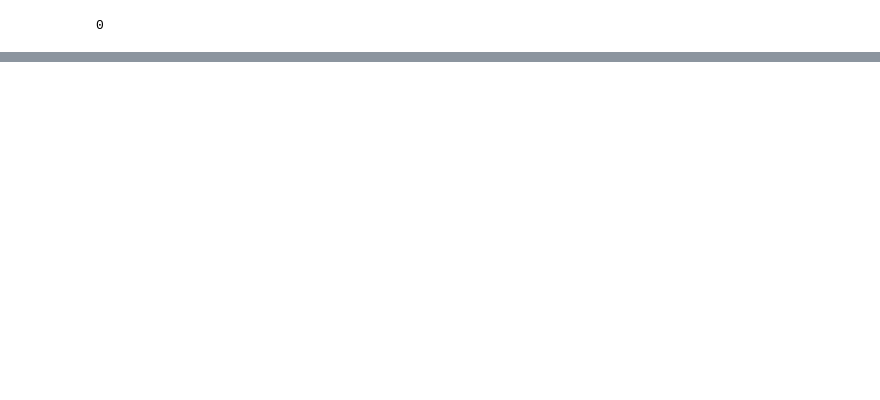
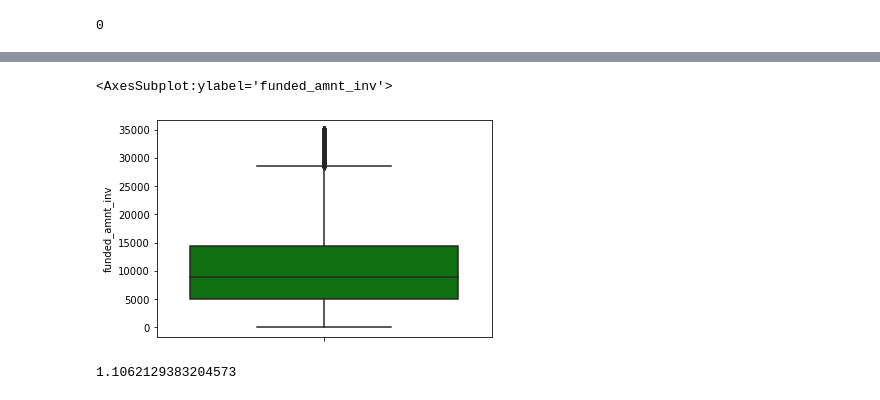
Before and after one commit to krisalay/lending-club-case-study, a Jupyter notebook: CaseStudy-v2.ipynb, the cells around one changed output, grey strips where cells are left out. Saved outputs shown, nothing was run; the diff lists cells and outputs as text; code cells hidden in the pictures; blank space fills up the shorter version.

```diff
--- a/CaseStudy-v2.ipynb
+++ b/CaseStudy-v2.ipynb
@@ -335,0 +406,9 @@ AttributeError: 'DataFrame' object has no attribute 'emp_title'
+# %%
+sns.boxplot(data=filtered_df, y=filtered_df.funded_amnt_inv, color='green')
+# %% [output]
+<AxesSubplot:ylabel='funded_amnt_inv'>
+[figure, added]
+# %%
+filtered_df.funded_amnt_inv.skew()
+# %% [output]
+1.1062129383204573
```
Also changed, not shown: parts of 16 cells of this notebook, 3 other files.
